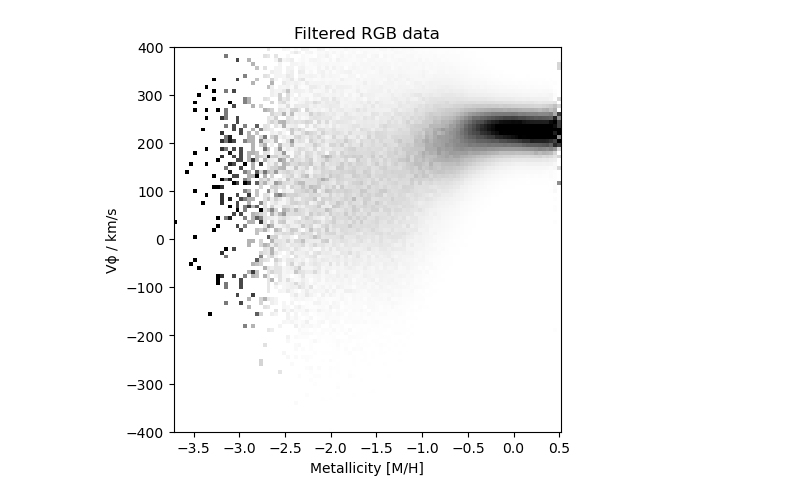
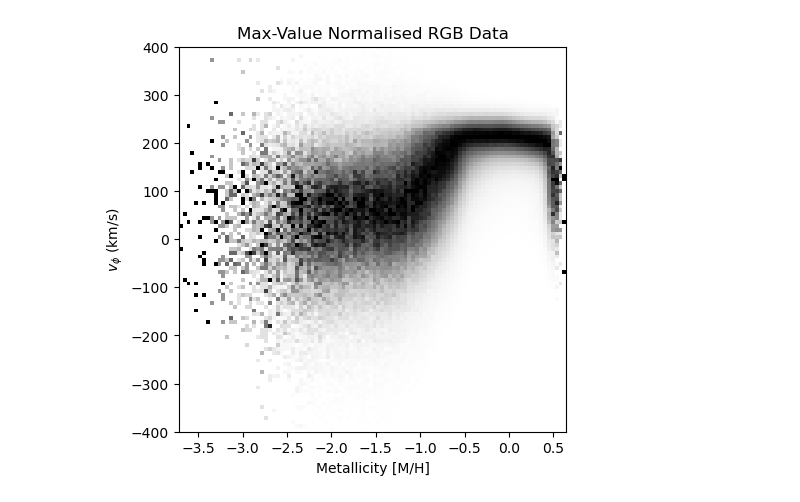
Before and after one commit to raunaq-rai/Disentangling-the-Milky-Way-using-GMM, a Jupyter notebook: Figure_2.ipynb, the cells around one changed output. Saved outputs shown, nothing was run; the diff lists cells and outputs as text; code cells hidden in the pictures.

```diff
--- a/Figure_2.ipynb
+++ b/Figure_2.ipynb
@@ -92,5 +43,0 @@ Name: v_phi, dtype: float64
-# %%
-# Calculate v_phi for the entire DataFrame
-df_RGB['v_phi'] = calculate_vphi_vectorised(df_RGB)
-
-df_RGB['v_phi'].describe()
@@ -106,0 +89,8 @@ Name: v_phi, dtype: float64
+# %%
+# Define the Sun's velocity with respect to the Galactic center
+v_sun = CartesianDifferential([11.1, 245., 7.25] * u.km / u.s)
+
+# Define the Galactocentric frame
+gc_frame = Galactocentric(galcen_distance=8.1 * u.kpc,
+                          z_sun=25. * u.pc,
+                          galcen_v_sun=v_sun)
@@ -108,43 +252,44 @@ Name: v_phi, dtype: float64
 import numpy as np
 import matplotlib.pyplot as plt
 from matplotlib.colors import Normalize
 
 # Ensure no NaN values in the required columns
-df_filtered = df_filtered.dropna(subset=['mh_xgboost', 'v_phi'])
+df_RGB = df_RGB.dropna(subset=['mh_xgboost', 'v_phi'])
 
 # Extract metallicity and v_phi
-metallicity = df_filtered['mh_xgboost']
-v_phi = df_filtered['v_phi']
+metallicity = df_RGB['mh_xgboost']
+v_phi = df_RGB['v_phi']
 
 # Define the number of bins
 num_bins = 100
 
 # Create the bin edges for metallicity and v_phi
 metallicity_bins = np.linspace(metallicity.min(), metallicity.max(), num_bins + 1)
 v_phi_bins = np.linspace(-400, 400, num_bins + 1)
 
 # Create the 2D histogram
 hist, metallicity_edges, v_phi_edges = np.histogram2d(
     metallicity, v_phi, bins=[metallicity_bins, v_phi_bins]
 )
 
-# Column-normalise the histogram (normalise along the metallicity axis)
-metallicity_sums = hist.sum(axis=1, keepdims=True)  # Sum of each metallicity section
-metallicity_sums[metallicity_sums == 0] = 1  # Avoid division by zero
-hist_normalised = hist / metallicity_sums  # Normalise each metallicity section
+# Normalise each column by its max value
+hist_max_normalised = hist / np.max(hist, axis=1, keepdims=True)
+hist_max_normalised[np.isnan(hist_max_normalised)] = 0  # Avoid NaNs from zero division
 
-# Plot the normalised histogram
+# Plot the max-value normalised histogram
 plt.figure(figsize=(5, 5))
 plt.pcolormesh(
-    metallicity_edges, v_phi_edges, hist_normalised.T,
-    cmap='Greys', norm=Normalize(vmin=0, vmax=np.percentile(hist_normalised, 99))
+    metallicity_edges, v_phi_edges, hist_max_normalised.T,
+    cmap='Greys', norm=Normalize(vmin=0, vmax=1)
 )
 
 # Set axis labels and title
 plt.xlabel('Metallicity [M/H]')
-plt.ylabel('Vϕ / km/s')
-plt.title('Filtered RGB data')
+plt.ylabel(r'$v_\phi$ (km/s)')
+plt.title('Max-Value Normalised RGB Data')
 plt.ylim(-400, 400)
+
+# Show plot
 plt.show()
 # %% [output]
-[figure, old version]
+[figure, new version]
```
Also changed, not shown: parts of 15 cells of this notebook.
